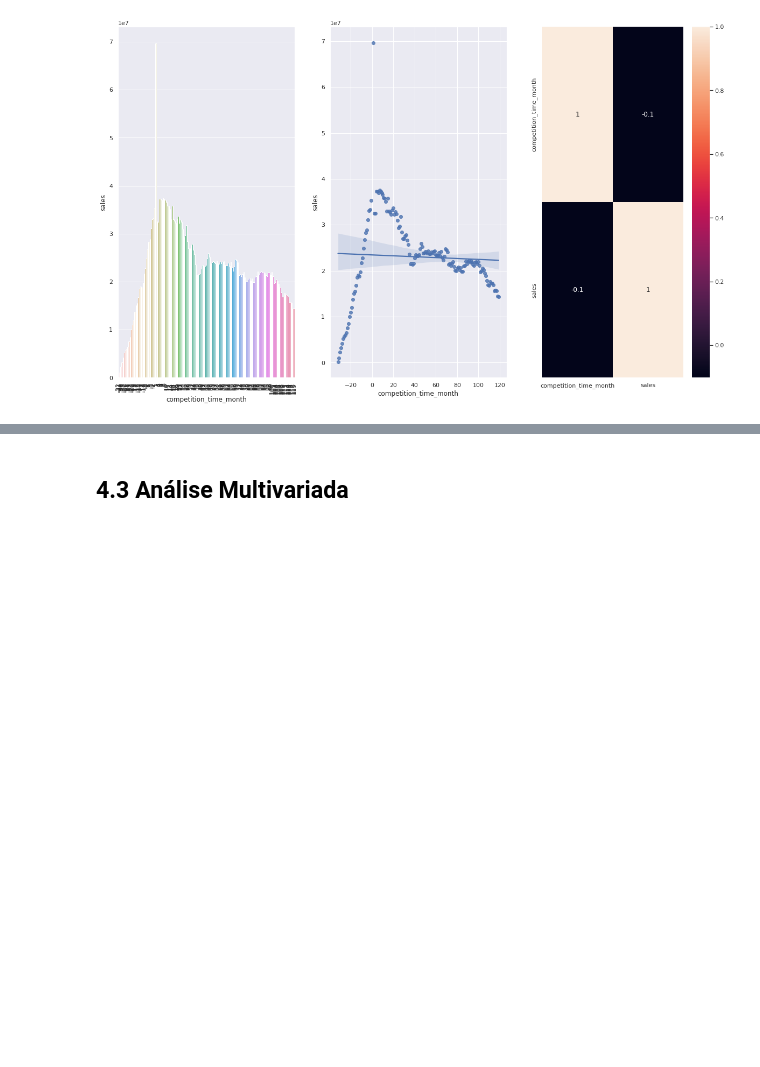
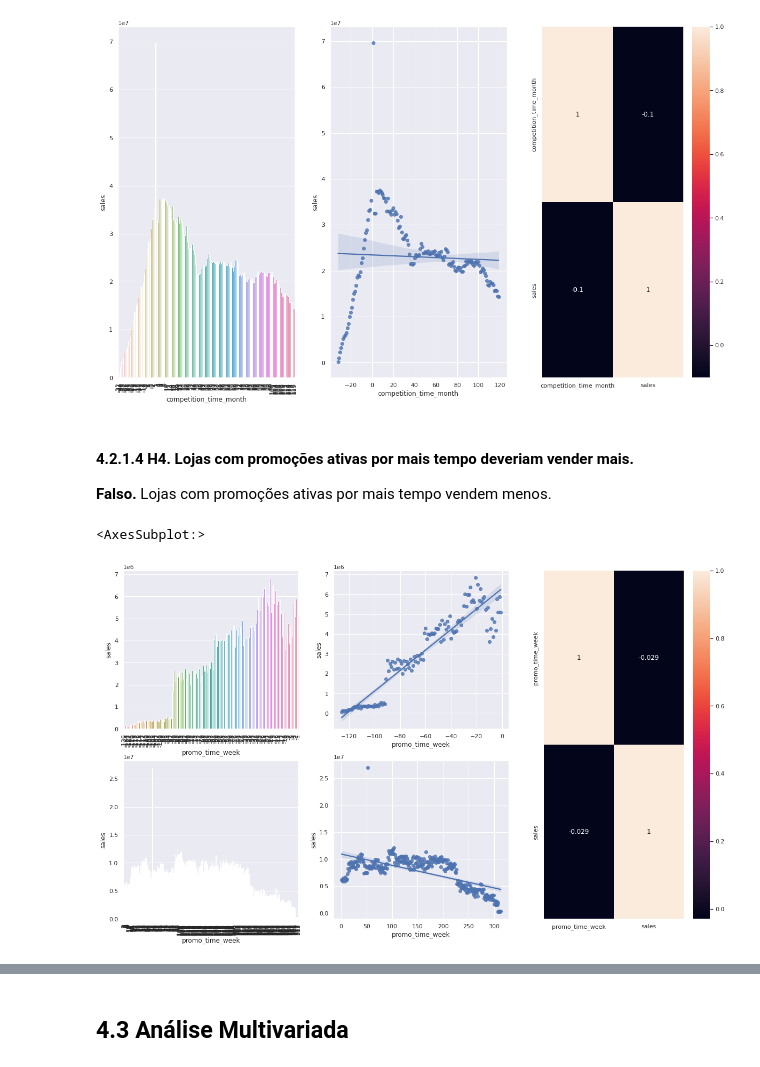
Before and after one commit to jonasbarletta/ds_em_producao, a Jupyter notebook: modulo4-exploratory-data-analysis.ipynb, the cells around one changed output, grey strips where cells are left out. Cells and saved outputs as stored; diff of their text form; code cells hidden in the pictures; blank space fills up the shorter version.

```diff
--- a/modulo4-exploratory-data-analysis.ipynb
+++ b/modulo4-exploratory-data-analysis.ipynb
@@ -559,3 +559,37 @@ sns.heatmap(aux1.corr(method='pearson'), annot=True)
 # %% [output]
 <AxesSubplot:>
 [figure]
+# %% [markdown]
+#### 4.2.1.4 **H4.** Lojas com promoções ativas por mais tempo deveriam vender mais.
+**Falso.** Lojas com promoções ativas por mais tempo vendem menos.
+# %%
+# promo_time_week x sales
+aux = df4[['promo_time_week', 'sales']].groupby('promo_time_week').sum().reset_index()
+
+aux1 = df4[df4['promo_time_week'] < 0]
+aux2 = df4[df4['promo_time_week'] > 0]
+
+aux3 = aux1[['promo_time_week', 'sales']].groupby('promo_time_week').sum().reset_index()
+aux4 = aux2[['promo_time_week', 'sales']].groupby('promo_time_week').sum().reset_index()
+
+grid = gridspec.GridSpec(2, 3)
+
+plt.subplot(grid[0,0])
+sns.barplot(data=aux3, x='promo_time_week', y='sales');
+plt.xticks(rotation=90);
+
+plt.subplot(grid[0,1])
+sns.regplot(data=aux3, x='promo_time_week', y='sales');
+
+plt.subplot(grid[1,0])
+sns.barplot(data=aux4, x='promo_time_week', y='sales');
+plt.xticks(rotation=90);
+
+plt.subplot(grid[1,1])
+sns.regplot(data=aux4, x='promo_time_week', y='sales');
+
+plt.subplot(grid[:,2])
+sns.heatmap(aux.corr(method='pearson'), annot=True)
+# %% [output]
+<AxesSubplot:>
+[figure, added]
```
Also changed, not shown: parts of 17 cells of this notebook.
